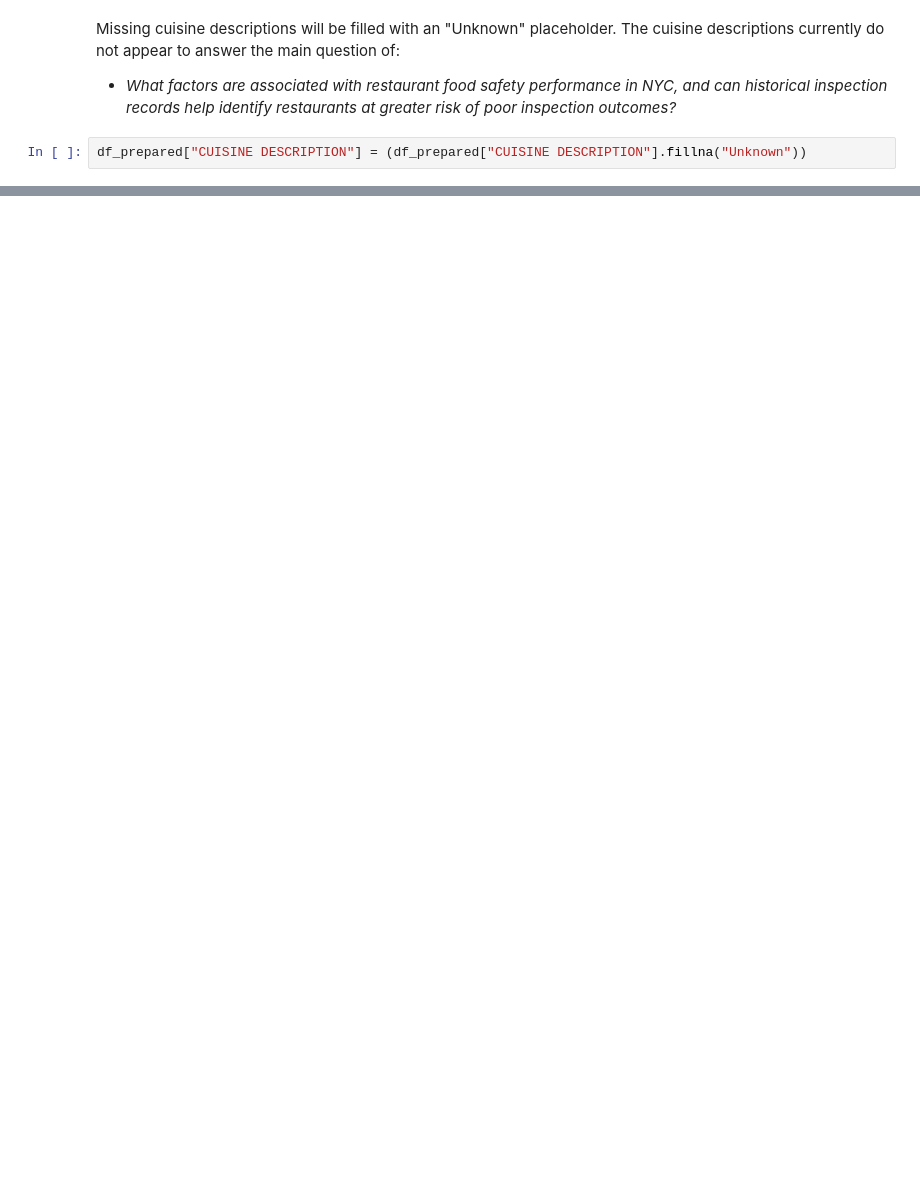
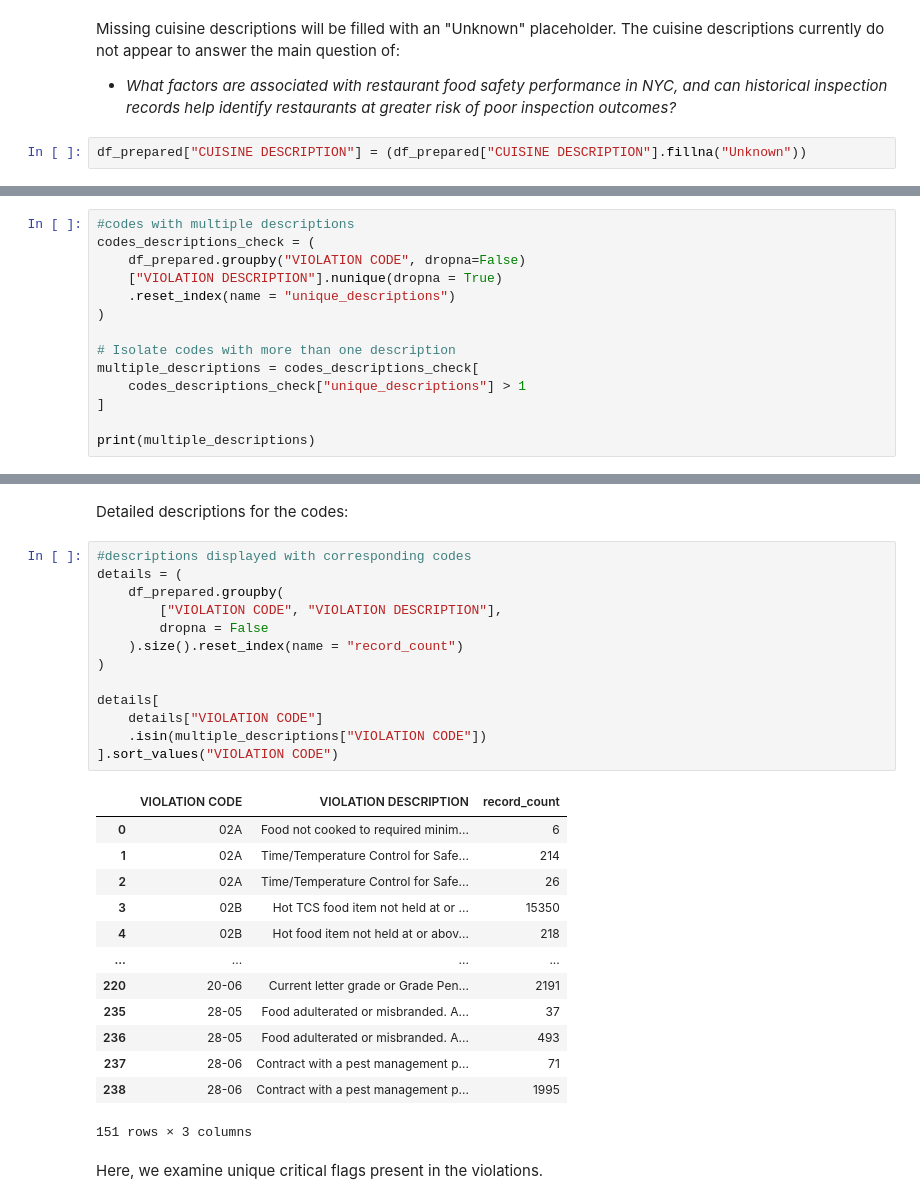
Before and after one commit to estvjana/nyc-restaurant-inspections, a Jupyter notebook: 02_data_validation.ipynb, the cells around one changed output, grey strips where cells are left out. Saved outputs shown, nothing was run; the diff lists cells and outputs as text; blank space fills up the shorter version.

```diff
--- a/02_data_validation.ipynb
+++ b/02_data_validation.ipynb
@@ -220,0 +507,14 @@ df_prepared["CUISINE DESCRIPTION"] = (df_prepared["CUISINE DESCRIPTION"].fillna(
+# %%
+#codes with multiple descriptions
+codes_descriptions_check = (
+    df_prepared.groupby("VIOLATION CODE", dropna=False)
+    ["VIOLATION DESCRIPTION"].nunique(dropna = True)
+    .reset_index(name = "unique_descriptions")
+)
+
+# Isolate codes with more than one description
+multiple_descriptions = codes_descriptions_check[
+    codes_descriptions_check["unique_descriptions"] > 1
+]
+
+print(multiple_descriptions)
@@ -220,0 +539,31 @@ df_prepared["CUISINE DESCRIPTION"] = (df_prepared["CUISINE DESCRIPTION"].fillna(
+# %% [markdown]
+Detailed descriptions for the codes:
+# %%
+#descriptions displayed with corresponding codes
+details = (
+    df_prepared.groupby(
+        ["VIOLATION CODE", "VIOLATION DESCRIPTION"],
+        dropna = False
+    ).size().reset_index(name = "record_count")
+)
+
+details[
+    details["VIOLATION CODE"]
+    .isin(multiple_descriptions["VIOLATION CODE"])
+].sort_values("VIOLATION CODE")
+# %% [output]
+|  | VIOLATION CODE | VIOLATION DESCRIPTION | record_count |
+| 0 | 02A | Food not cooked to required minim... | 6 |
+| 1 | 02A | Time/Temperature Control for Safe... | 214 |
+| 2 | 02A | Time/Temperature Control for Safe... | 26 |
+| 3 | 02B | Hot TCS food item not held at or ... | 15350 |
+| 4 | 02B | Hot food item not held at or abov... | 218 |
+| ... | ... | ... | ... |
+| 220 | 20-06 | Current letter grade or Grade Pen... | 2191 |
+| 235 | 28-05 | Food adulterated or misbranded. A... | 37 |
+| 236 | 28-05 | Food adulterated or misbranded. A... | 493 |
+| 237 | 28-06 | Contract with a pest management p... | 71 |
+| 238 | 28-06 | Contract with a pest management p... | 1995 |
+151 rows × 3 columns
+# %% [markdown]
+Here, we examine unique critical flags present in the violations.
```
Also changed, not shown: parts of 55 cells of this notebook.
